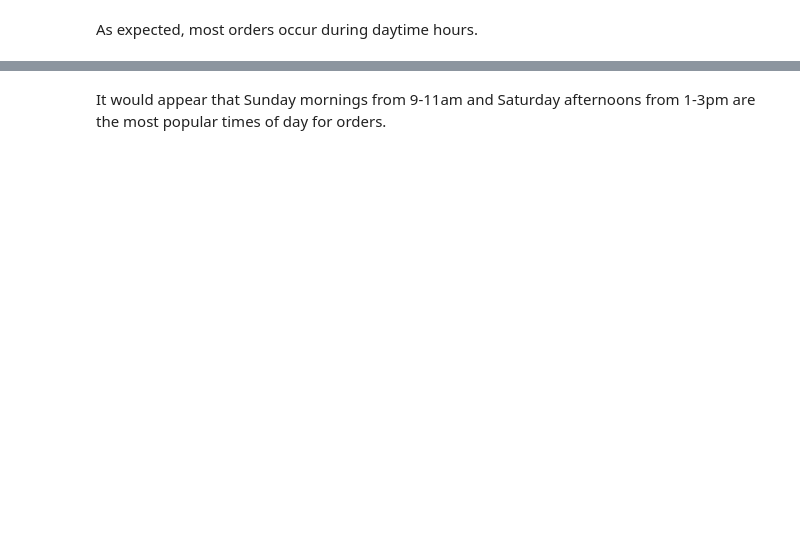
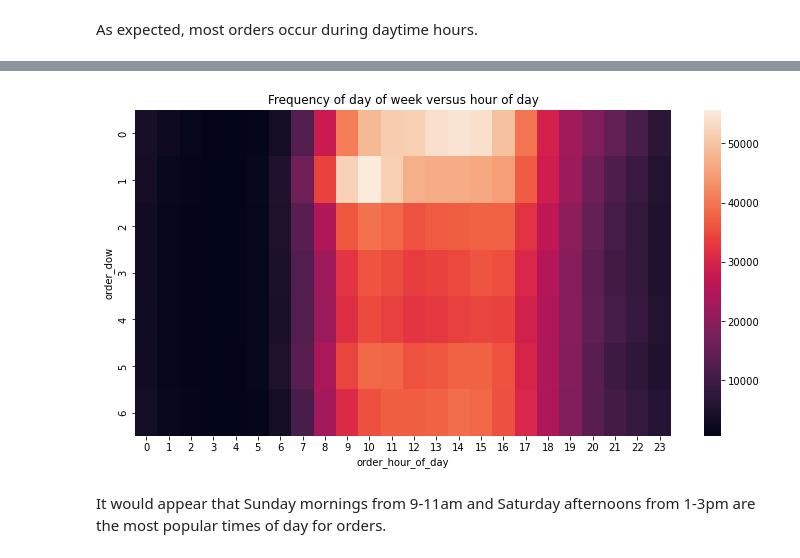
Before and after one commit to will-fong/instacart_online_grocery_shopping_analysis, a Jupyter notebook: notebooks/1.1-instacart-analysis-using-polars.ipynb, the cells around one changed output, grey strips where cells are left out. Saved outputs shown, nothing was run; the diff lists cells and outputs as text; code cells hidden in the pictures; blank space fills up the shorter version.

```diff
--- a/notebooks/1.1-instacart-analysis-using-polars.ipynb
+++ b/notebooks/1.1-instacart-analysis-using-polars.ipynb
@@ -116,21 +213,13 @@ As expected, most orders occur during daytime hours.
 # %%
-df_orders_group_by_dow_hod = (
-    df_orders
-    .groupby(['order_dow', 'order_hour_of_day'])
-    .agg(
-        [
-            (pl.col("order_number").count().alias("order_count_by_dow_hod"))
-        ]
-        )
-)
+df_orders_pivot = df_orders_group_by_dow_hod.to_pandas().pivot(index='order_dow', columns='order_hour_of_day', values='order_count_by_dow_hod')
 
-df_orders_pivot = df_orders_group_by_dow_hod.pivot(index='order_dow', column='order_hour_of_day', values='order_number')
+plt.figure(figsize=(12,6))
+sns.heatmap(df_orders_pivot)
+plt.title('Frequency of day of week versus hour of day')
 
-# plt.figure(figsize=(12,6))
-# sns.heatmap(df_orders_pivot)
-# plt.title('Frequency of day of week versus hour of day')
-
-# plt.show()
+plt.show()
+# %% [output]
+[figure, added]
 # %% [markdown]
 It would appear that Sunday mornings from 9-11am and Saturday afternoons from 1-3pm are the most popular times of day for orders.
 # %%
```
Also changed, not shown: parts of 52 cells of this notebook, 1 other file.
